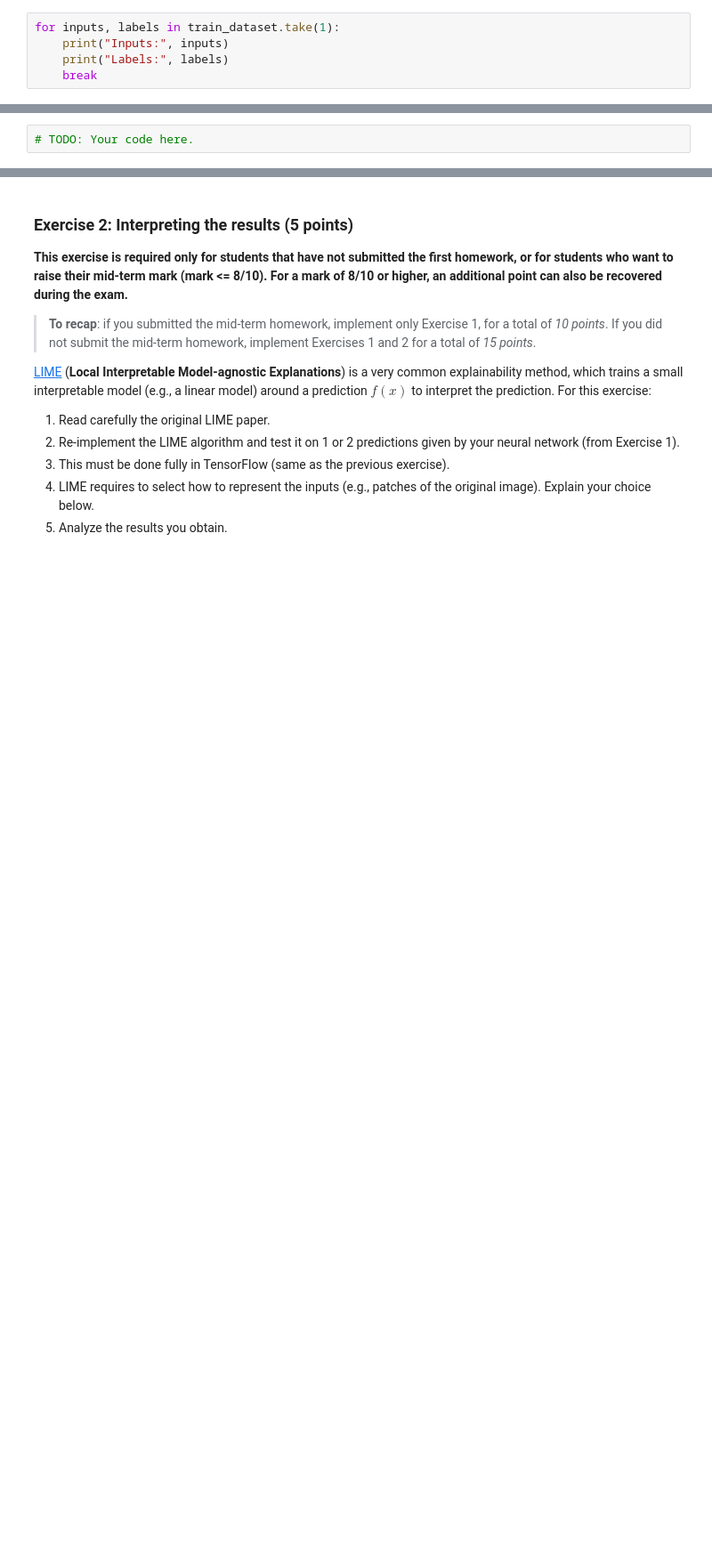
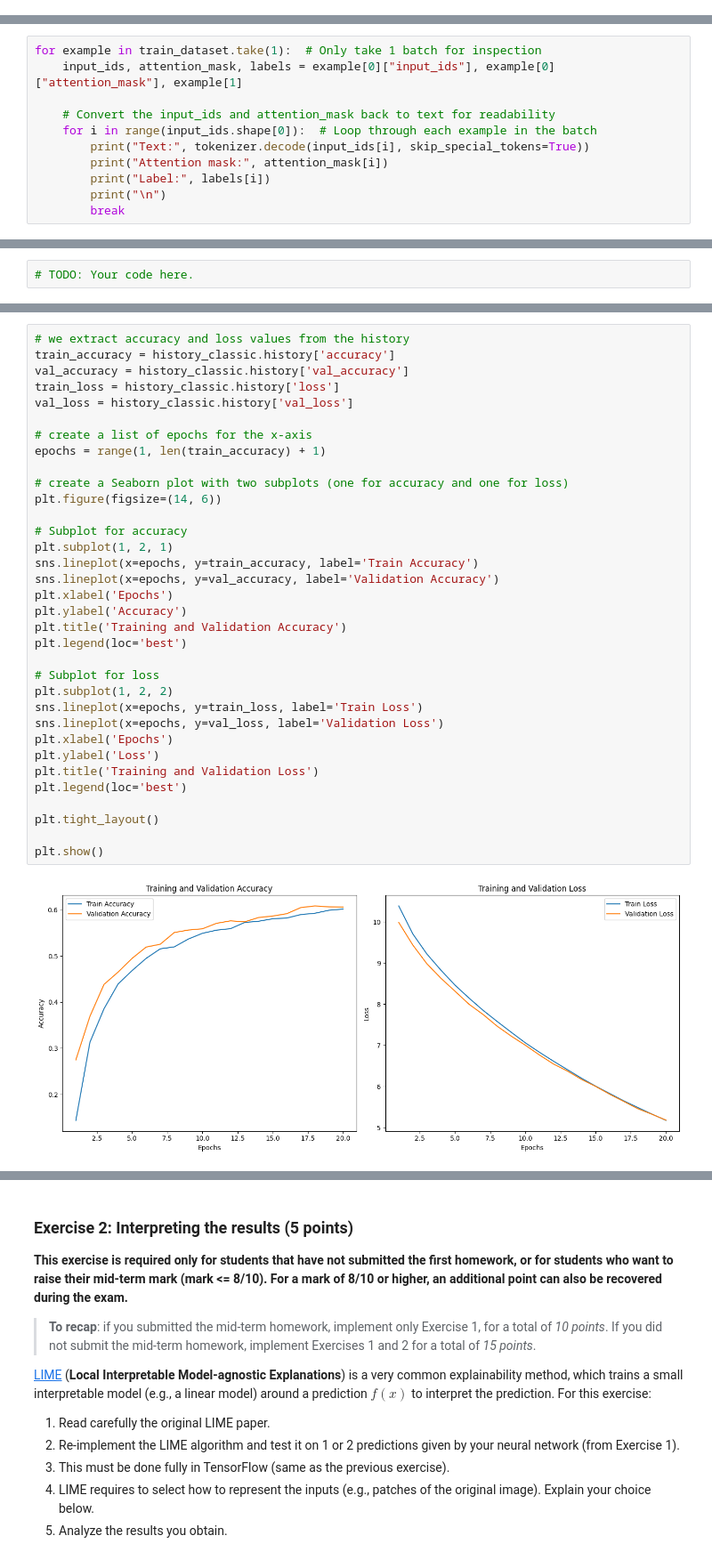
Before and after one commit to sosamandara/LoRA_financial_news_topic, a Jupyter notebook: LR_Addition_NNDS_2023_Final_Homework.ipynb, the cells around one changed output, grey strips where cells are left out. Shown: that part at 89% size. Cells and saved outputs as stored; diff of their text form; blank space fills up the shorter version.

Commit message:
Update LR_Addition_NNDS_2023_Final_Homework.ipynb
it remains to add only the markdown everywhere and use pep8

```diff
--- a/LR_Addition_NNDS_2023_Final_Homework.ipynb
+++ b/LR_Addition_NNDS_2023_Final_Homework.ipynb
@@ -715,5 +192,0 @@ val_dataset = val_p_batched.map(map_to_dict)
-# %%
-for inputs, labels in train_dataset.take(1):
-    print("Inputs:", inputs)
-    print("Labels:", labels)
-    break
@@ -930,0 +193,11 @@ next(iter(train_p))
+# %%
+for example in train_dataset.take(1):  # Only take 1 batch for inspection
+    input_ids, attention_mask, labels = example[0]["input_ids"], example[0]["attention_mask"], example[1]
+
+    # Convert the input_ids and attention_mask back to text for readability
+    for i in range(input_ids.shape[0]):  # Loop through each example in the batch
+        print("Text:", tokenizer.decode(input_ids[i], skip_special_tokens=True))
+        print("Attention mask:", attention_mask[i])
+        print("Label:", labels[i])
+        print("\n")
+        break
@@ -957,0 +345,36 @@ For this exercise, you can either transfer from two models that you trained auto
+# %%
+# we extract accuracy and loss values from the history
+train_accuracy = history_classic.history['accuracy']
+val_accuracy = history_classic.history['val_accuracy']
+train_loss = history_classic.history['loss']
+val_loss = history_classic.history['val_loss']
+
+# create a list of epochs for the x-axis
+epochs = range(1, len(train_accuracy) + 1)
+
+# create a Seaborn plot with two subplots (one for accuracy and one for loss)
+plt.figure(figsize=(14, 6))
+
+# Subplot for accuracy
+plt.subplot(1, 2, 1)
+sns.lineplot(x=epochs, y=train_accuracy, label='Train Accuracy')
+sns.lineplot(x=epochs, y=val_accuracy, label='Validation Accuracy')
+plt.xlabel('Epochs')
+plt.ylabel('Accuracy')
+plt.title('Training and Validation Accuracy')
+plt.legend(loc='best')
+
+# Subplot for loss
+plt.subplot(1, 2, 2)
+sns.lineplot(x=epochs, y=train_loss, label='Train Loss')
+sns.lineplot(x=epochs, y=val_loss, label='Validation Loss')
+plt.xlabel('Epochs')
+plt.ylabel('Loss')
+plt.title('Training and Validation Loss')
+plt.legend(loc='best')
+
+plt.tight_layout()
+
+plt.show()
+# %% [output]
+[figure, added]
```
Also changed, not shown: parts of 51 cells of this notebook.
